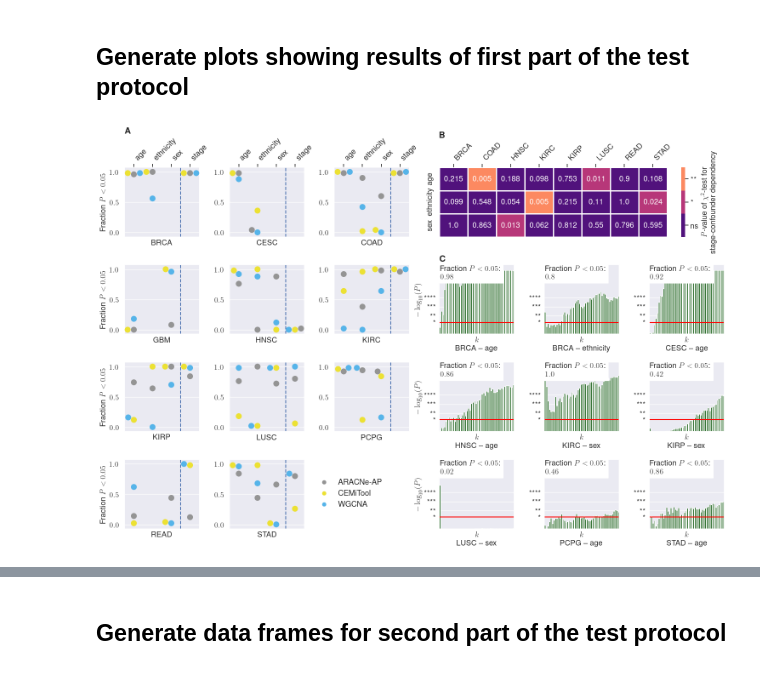
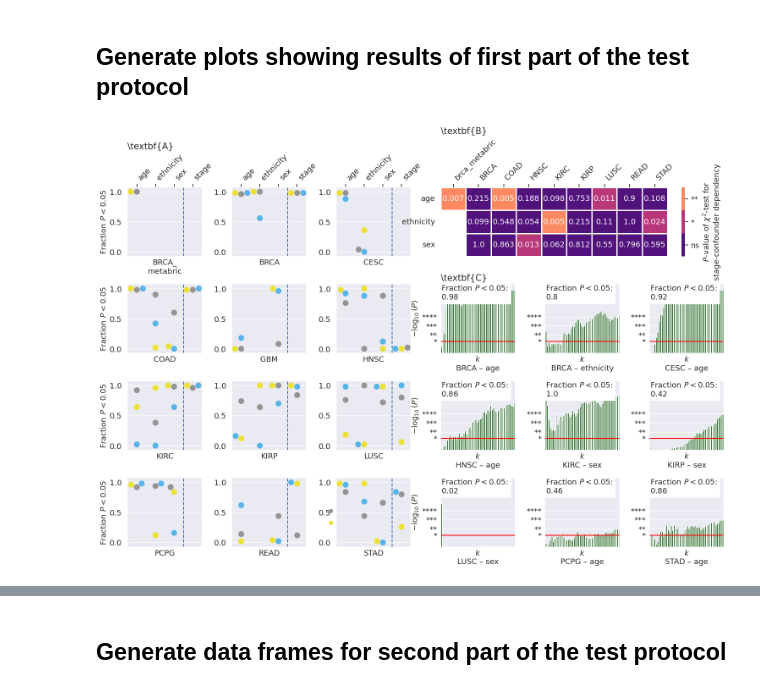
Before and after one commit to bionetslab/grn-confounders, a Jupyter notebook: results/plot_results.ipynb, the cells around one changed output, grey strips where cells are left out. Cells and saved outputs as stored; diff of their text form; code cells hidden in the pictures.

```diff
--- a/results/plot_results.ipynb
+++ b/results/plot_results.ipynb
@@ -170,8 +163,8 @@ corr_coeff= _mwus.pivot(columns='Method',values='frac',index=['Cohort','Confound
 JI_all_random = JI_all[JI_all['Partition type'] == 'random partition']
 JI_all_random = JI_all_random[JI_all_random['Confounder/\nvariable'] != 'stage']
 plt.style.use('default')
-plt.rcParams['text.usetex'] = True
-plt.rcParams['font.family'] = 'Helvetica'
+#plt.rcParams['text.usetex'] = True
+#plt.rcParams['font.family'] = 'Helvetica'
 sns.set(font_scale=1.5)
 sns.set_style('darkgrid',{'axes.grid' : True})
 confounders = sorted(list(set(JI_all_random['Confounder/\nvariable'].values)))
@@ -218,8 +211,8 @@ fig.savefig('plots/fig4big.pdf')
 JI_all_random = JI_all[JI_all['Partition type'] == 'random partition']
 JI_all_random = JI_all_random[JI_all_random['Confounder/\nvariable'] != 'stage']
 plt.style.use('default')
-plt.rcParams['text.usetex'] = True
-plt.rcParams['font.family'] = 'Helvetica'
+#plt.rcParams['text.usetex'] = True
+#plt.rcParams['font.family'] = 'Helvetica'
 sns.set(font_scale=1.5)
 sns.set_style('darkgrid',{'axes.grid' : True})
 confounders = sorted(list(set(JI_all_random['Confounder/\nvariable'].values)))
@@ -449,0 +254,24 @@ na:
+# %%
+stage_p = pd.read_csv(os.path.join(cwd, 'chi2_pvals_stage.csv'), index_col=0, header=0)
+cig_p = pd.read_csv(os.path.join(cwd, 'chi2_pvals_cigarettes_per_day.exposures.csv'), index_col=0, header=0)
+alc_p = pd.read_csv(os.path.join(cwd, 'chi2_pvals_alcohol_history.exposures.csv'), index_col=0, header=0)
+
+# for brca_metabric, put age_quartile in age column
+stage_p.loc['brca_metabric']['age'] = stage_p.loc['brca_metabric']['age_quartile']
+stage_p = stage_p[['age', 'ethnicity', 'sex']]
+cig_p = cig_p[['age', 'ethnicity', 'sex']]
+alc_p = alc_p[['age', 'ethnicity', 'sex']]
+
+def convert_pvalue_to_asterisks(p):
+    if math.isnan(p):
+        return np.nan
+    elif p <= 0.0001:
+        return 4
+    elif p <= 0.001:
+        return 3
+    elif p <= 0.01:
+        return 2
+    elif p <= 0.05:
+        return 1
+    else:
+        return 0
@@ -451,12 +315,12 @@ na:
 ## Generate plots showing results of first part of the test protocol
 # %%
 sns.set(font_scale=1.2)
-plt.rcParams['text.usetex'] = True
-plt.rcParams['font.family'] = 'Helvetica'
+#plt.rcParams['text.usetex'] = True
+#plt.rcParams['font.family'] = 'Helvetica'
 mosaic = [ct_sels[:3] + ['heatmap' for _ in range(3)],
           ct_sels[3:6] + cohort_confs[:3],
           ct_sels[6:9] + cohort_confs[3:6],
-          ct_sels[9:11] + ['.'] + cohort_confs[6:9]]
+          ct_sels[9:12] + cohort_confs[6:9]]
 fig, axs = plt.subplot_mosaic(mosaic, figsize=(6*2.5,4*2.5),sharex=False, sharey=False)
 for ct_sel in ct_sels:
     _mwus_ct = _mwus[_mwus['Cohort'] == ct_sel]
@@ -497,32 +361,36 @@ for cohort_conf in cohort_confs:
     axs[cohort_conf].text(.01, .99, f'Fraction $P<0.05$:\n${frac}$', ha='left', va='top', transform=axs[cohort_conf].transAxes,
                           fontsize=13, backgroundcolor='white')
 cmap2 = sns.color_palette("magma", 3)
 
+df_work = stage_p
+
 ast = pd.DataFrame(np.array([df_work['age'].apply(convert_pvalue_to_asterisks).to_numpy(),
                df_work['ethnicity'].apply(convert_pvalue_to_asterisks).to_numpy(),
                df_work['sex'].apply(convert_pvalue_to_asterisks).to_numpy()]), index=df_work.columns,
                 columns = df_work.index)#.T
 
 cur = df_work.T
 cur = round(cur, 3)
 plt.tight_layout()
-sns.heatmap(ast, ax=axs['heatmap'], vmin=0, vmax=2, annot=cur, cmap=cmap2, cbar=True, fmt = '', annot_kws={'fontsize':13}, linewidths=1)
+htm = sns.heatmap(ast, mask=ast.isnull(), ax=axs['heatmap'], vmin=0, vmax=2, annot=cur, cmap=cmap2, cbar=True,
+            fmt = '', annot_kws={'fontsize':13}, linewidths=1)
+htm.set_facecolor('white')
 axs['heatmap'].set_yticklabels(axs['heatmap'].get_ymajorticklabels(),fontsize=13)
 #axs['heatmap'].set_xticklabels(axs['heatmap'].get_xmajorticklabels())
 axs['heatmap'].tick_params(top=True, labeltop=True, bottom=False, labelbottom=False)
 axs['heatmap'].set_xticklabels(axs['heatmap'].get_xticklabels(), rotation=45, ha='left',fontsize=13)
 colorbar = axs['heatmap'].collections[0].colorbar
 r = colorbar.vmax - colorbar.vmin
 colorbar.set_ticks([colorbar.vmin + r / 3 * (0.5 + i) for i in range(3)])
 colorbar.set_ticklabels(['ns','*','**'], fontsize='13')
 colorbar.set_label('$P$-value of $\chi^2$-test for\nstage-confounder dependency', fontsize='13')
 axs['heatmap'].set_title(r'\textbf{B}',loc='left', fontsize=15)
 fig.subplots_adjust(left=0.05,
                     bottom=0.05,
                     right=.99,
                     top=0.9,
                     wspace=0.4,
                     hspace=0.4)
 fig.savefig('plots/fig2.pdf')
 # %% [output]
-[figure, old version]
+[figure, new version]
```
Also changed, not shown: parts of 13 cells of this notebook.
